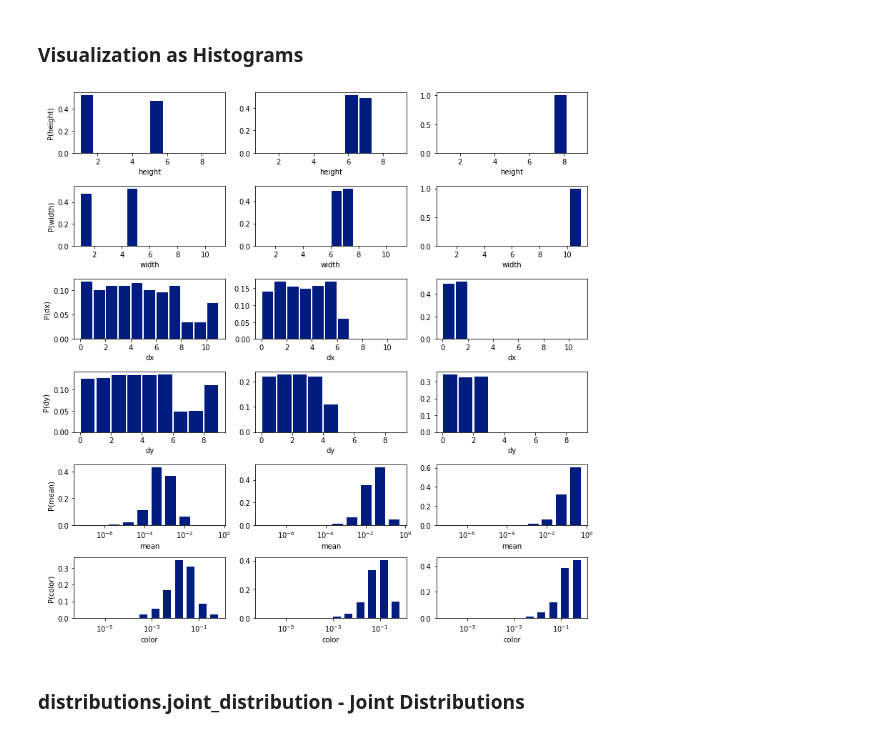
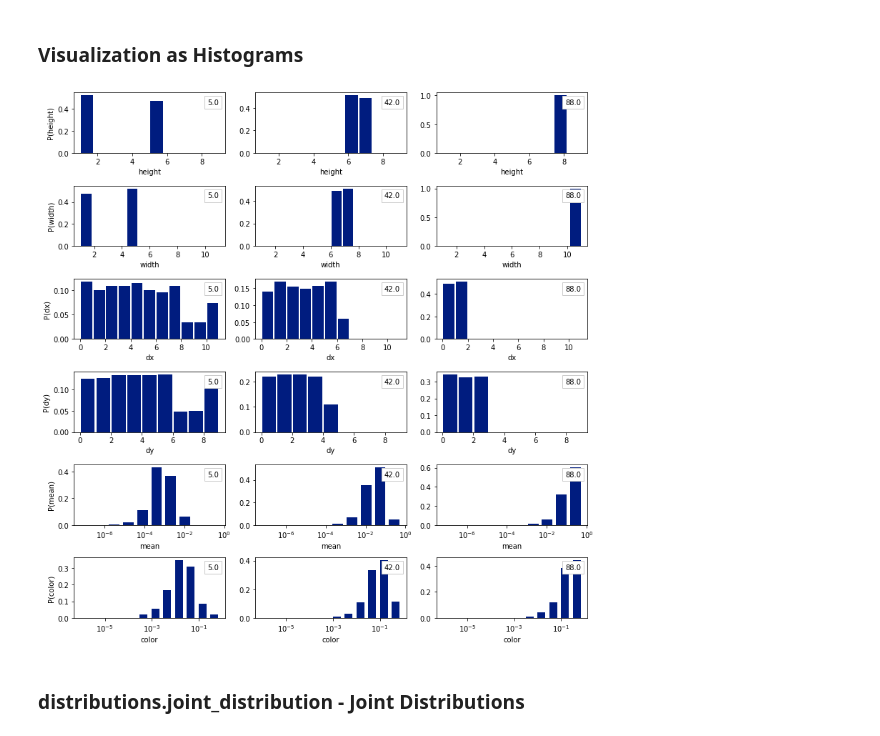
Before and after one commit to statphysandml/pystatplottools, a Jupyter notebook: examples/cheat_sheet.ipynb, the cells around one changed output. Drawn from its saved outputs; the diff is of its cells as text; code cells hidden in the pictures.

```diff
--- a/examples/cheat_sheet.ipynb
+++ b/examples/cheat_sheet.ipynb
@@ -321,34 +321,36 @@ for i, area in enumerate(areas):
                                                     ['linear', 'linear', 'linear', 'linear', 'logarithmic',
                                                      'logarithmic'])):
         binedges = revert_align_bins(
             data_range=linearized_marginal_distribution.loc[observable]["bin"].values,
             bin_alignment="center",
             bin_scale=bin_scale
         )
         if bin_scale == "logarithmic":
             width = 0.6 * (binedges[1:] - binedges[:-1])
             axes[j][i].set_xscale("log")
         else:
             width = 0.9 * (binedges[1:] - binedges[:-1])
 
         axes[j][i].bar(
             x=linearized_marginal_distribution.loc[observable]["bin"].values,
             height=linearized_marginal_distribution.loc[observable][area].values,
             width=width
         )
         axes[j][i].set_xlabel(observable)
+        from pystatplottools.visualization.utils import add_fancy_legend_box
+        add_fancy_legend_box(ax=axes[j][i], name=float(area))
 
 for j, observable in enumerate(["height", "width", "dx", "dy", "mean", "color"]):
     axes[j][0].set_ylabel("P(" + observable + ")")
 
 # ax.set_xlabel("Rectangle Area")
 # ax.set_ylabel("Average Pixel Color")
 
 plt.tight_layout()
 
 fma.savefig(directory, "marginal_distributions")
 # %% [output]
-[figure, old version]
+[figure, new version]
 # %% [markdown]
 ### distributions.joint_distribution - Joint Distributions
 # %%
```
Also changed, not shown: parts of 4 cells of this notebook, 8 other files.
